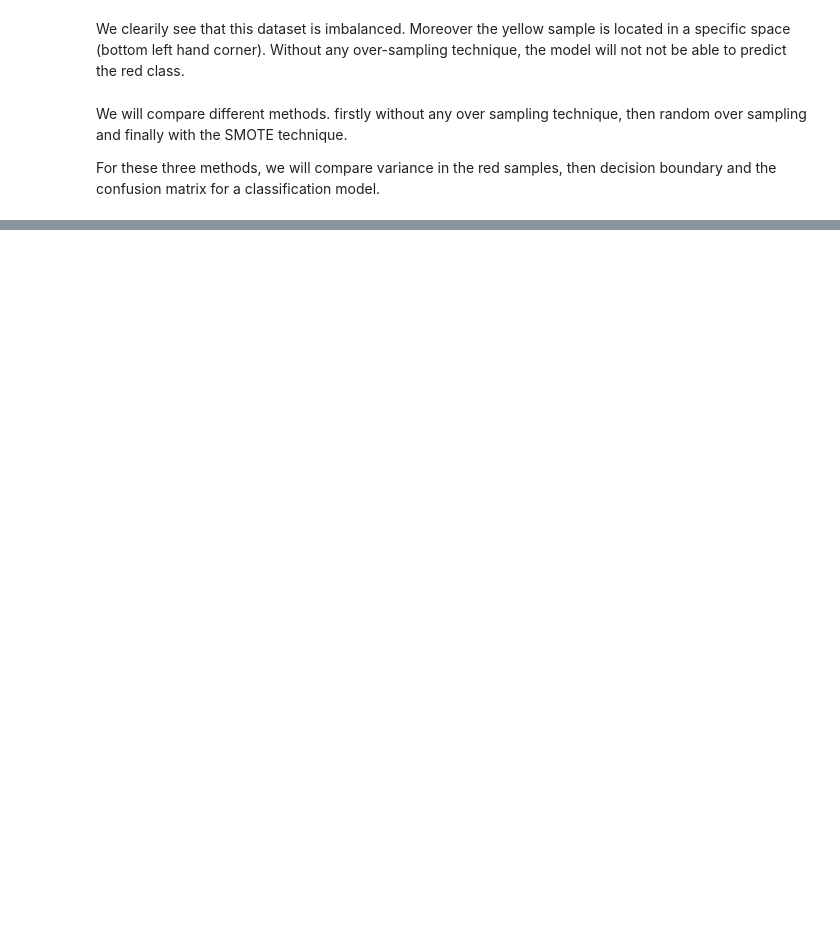
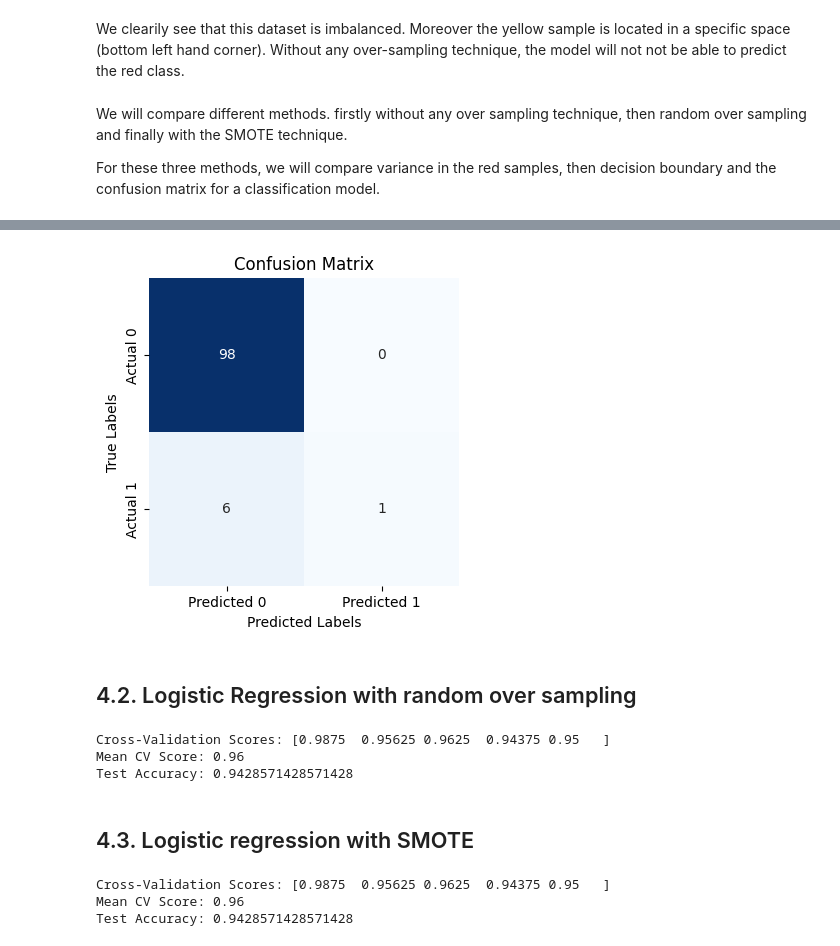
Before and after one commit to nyse31xjs/SMOTE, a Jupyter notebook: Algorithm.ipynb, the cells around one changed output, grey strips where cells are left out. Saved outputs shown, nothing was run; the diff lists cells and outputs as text; code cells hidden in the pictures; blank space fills up the shorter version.

```diff
--- a/Algorithm.ipynb
+++ b/Algorithm.ipynb
@@ -100,0 +117,5 @@ minority_class[['x1','x2']].cov()
+# %%
+X_train, X_test, y_train, y_test = train_test_split(data[['x1','x2']], data['label'], test_size=0.25, random_state=42)
+# %%
+#train the model with cross validation
+model = LogisticRegression()
@@ -100,0 +139,2 @@ minority_class[['x1','x2']].cov()
+# %%
+y_pred = model.predict(X_test)
@@ -100,0 +153,17 @@ minority_class[['x1','x2']].cov()
+# %%
+# Compute confusion matrix
+cm = confusion_matrix(y_test, y_pred)
+
+# Plot confusion matrix
+plt.figure(figsize=(4, 4))
+sns.heatmap(cm, annot=True, fmt='d', cmap='Blues', cbar=False,
+            xticklabels=['Predicted 0', 'Predicted 1'],
+            yticklabels=['Actual 0', 'Actual 1'])
+plt.xlabel('Predicted Labels')
+plt.ylabel('True Labels')
+plt.title('Confusion Matrix')
+plt.show()
+# %% [output]
+[figure, added]
+# %% [markdown]
+## 4.2. Logistic Regression with random over sampling
@@ -100,0 +176,19 @@ minority_class[['x1','x2']].cov()
+# %%
+cv_scores2 = cross_val_score(model_2, X_train_2, y_train_2, cv=5)  # 5-fold cross-validation
+
+# Print cross-validation scores
+print("Cross-Validation Scores:", cv_scores2)
+print("Mean CV Score:", np.mean(cv_scores2))
+
+# Fit the model on the full training set
+model_2.fit(X_train_2, y_train_2)
+
+# Evaluate the model on the test set
+test_accuracy = model_2.score(X_test, y_test)
+print("Test Accuracy:", test_accuracy)
+# %% [output]
+Cross-Validation Scores: [0.9875  0.95625 0.9625  0.94375 0.95   ]
+Mean CV Score: 0.96
+Test Accuracy: 0.9428571428571428
+# %% [markdown]
+## 4.3. Logistic regression with SMOTE
@@ -100,0 +200,17 @@ minority_class[['x1','x2']].cov()
+# %%
+cv_scores3 = cross_val_score(model_3, X_train_3, y_train_3, cv=5)  # 5-fold cross-validation
+
+# Print cross-validation scores
+print("Cross-Validation Scores:", cv_scores3)
+print("Mean CV Score:", np.mean(cv_scores3))
+
+# Fit the model on the full training set
+model_3.fit(X_train_3, y_train_3)
+
+# Evaluate the model on the test set
+test_accuracy = model_3.score(X_test, y_test)
+print("Test Accuracy:", test_accuracy)
+# %% [output]
+Cross-Validation Scores: [0.9875  0.95625 0.9625  0.94375 0.95   ]
+Mean CV Score: 0.96
+Test Accuracy: 0.9428571428571428
```
Also changed, not shown: parts of 55 cells of this notebook.
